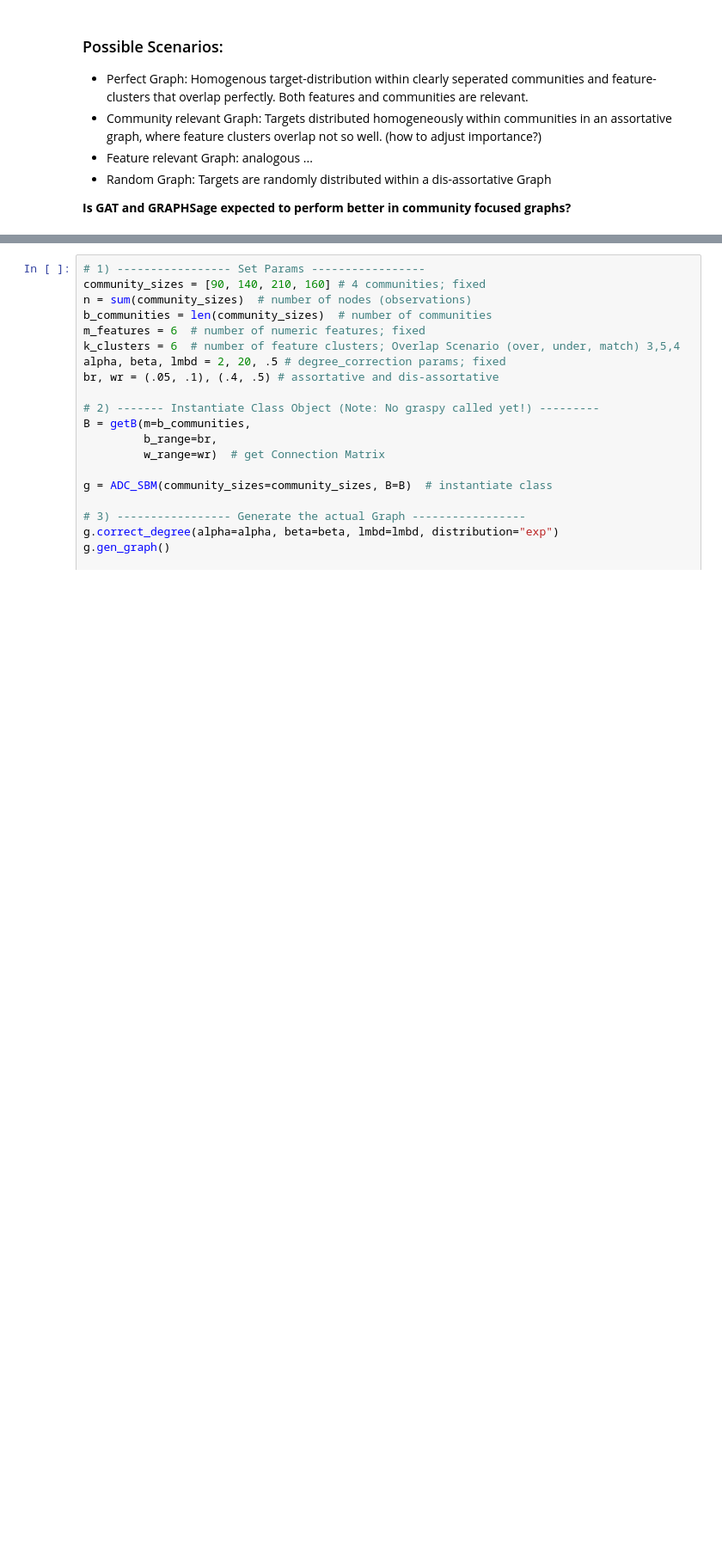
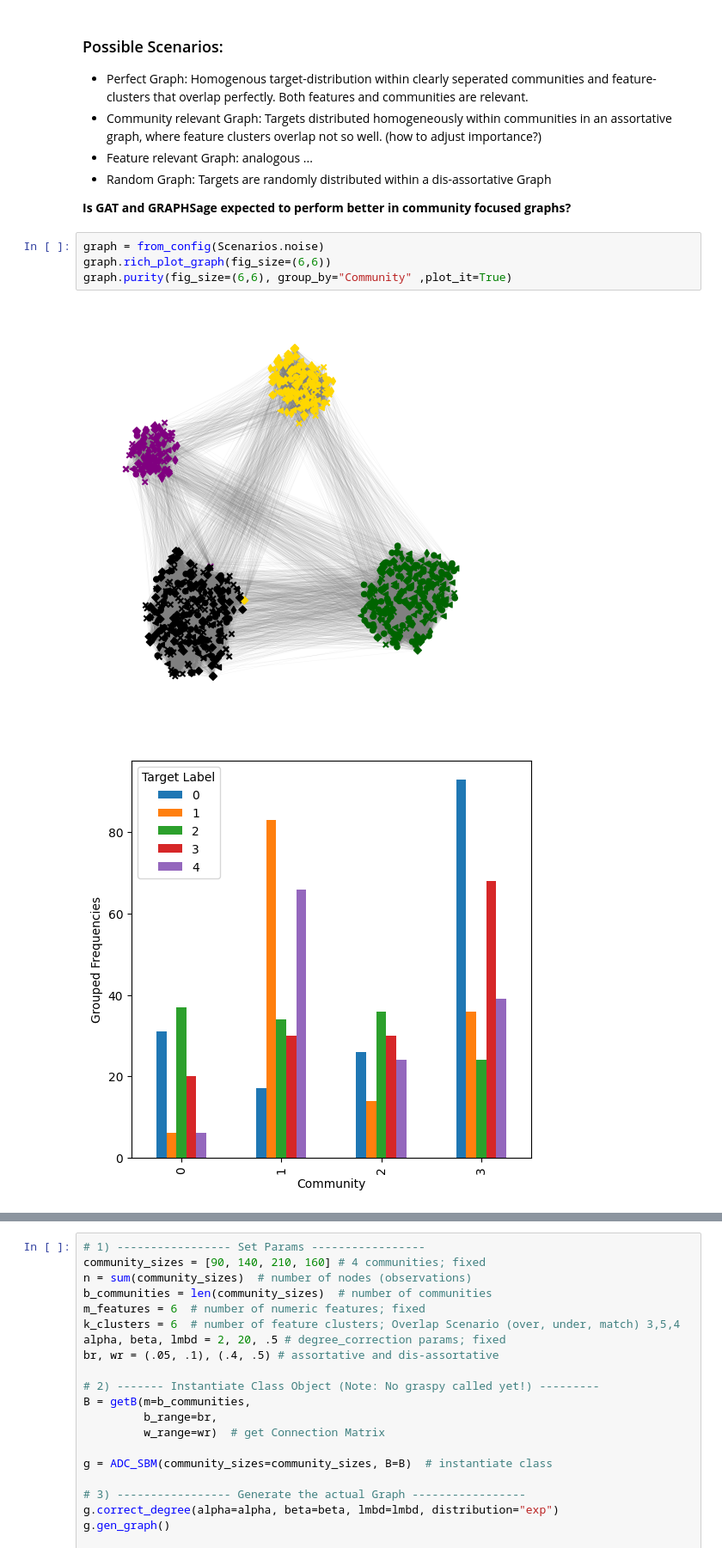
Before and after one commit to FisnikZogaj/MA, a Jupyter notebook: VisualExperiments.ipynb, the cells around one changed output, grey strips where cells are left out. Shown at 86% size. Cells and saved outputs as stored; diff of their text form; blank space fills up the shorter version.

```diff
--- a/VisualExperiments.ipynb
+++ b/VisualExperiments.ipynb
@@ -8,3 +9,10 @@ from ParametricGraphModels.ADC_SBM import *
 - Random Graph: Targets are randomly distributed within a dis-assortative Graph
 
 **Is GAT and GRAPHSage expected to perform better in community focused graphs?**
+# %%
+graph = from_config(Scenarios.noise)
+graph.rich_plot_graph(fig_size=(6,6))
+graph.purity(fig_size=(6,6), group_by="Community" ,plot_it=True)
+# %% [output]
+[figure, added]
+[figure, added]
```
Also changed, not shown: parts of 3 cells of this notebook, 6 other files.
